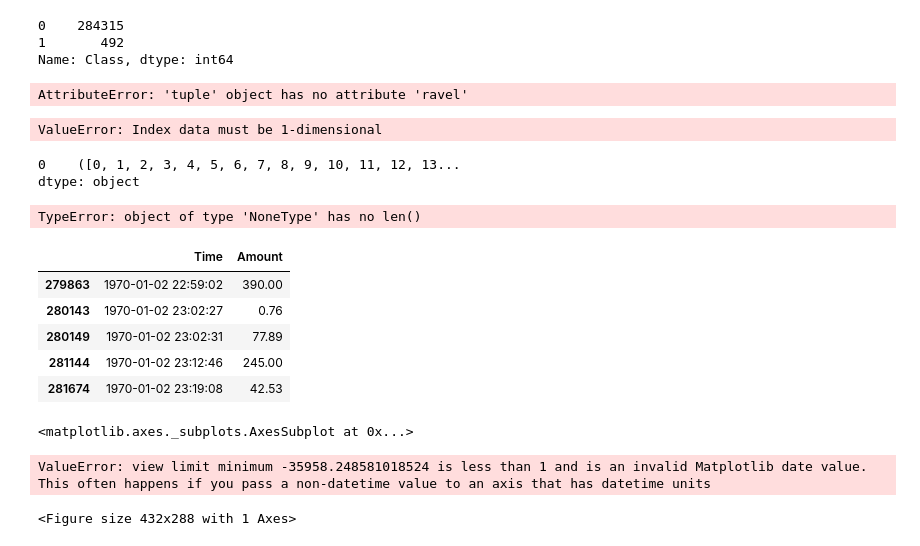
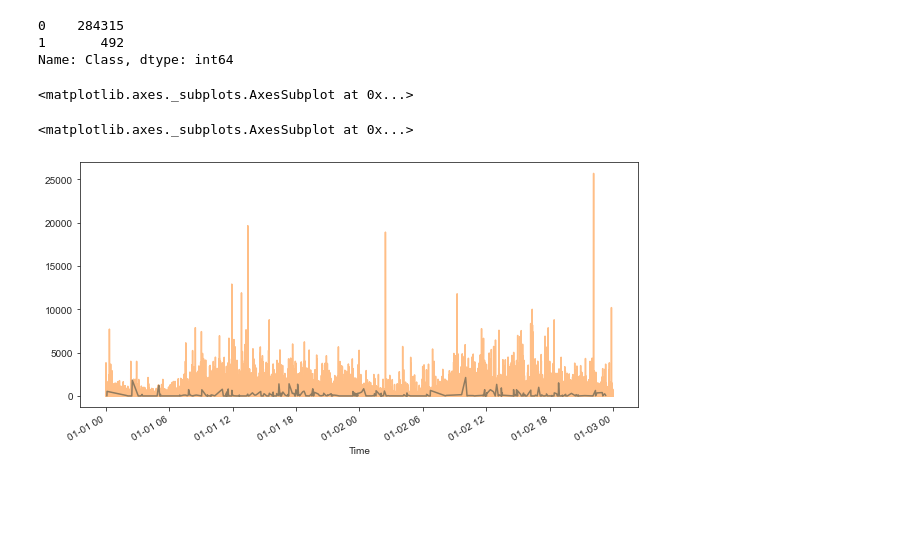
Before and after one commit to sumedhmanwar/Credit-Card-Fraud-Detection, a Jupyter notebook: NB.ipynb, the cells around one changed output. Saved outputs shown, nothing was run; the diff lists cells and outputs as text; code cells hidden in the pictures; blank space fills up the shorter version.

Commit message:
Plotted Some graphs

```diff
--- a/NB.ipynb
+++ b/NB.ipynb
@@ -28,6 +28,8 @@ def time_convert(my_seconds):
     return(dt.datetime(1970,1,1) + dt.timedelta(seconds=my_seconds))
 # %%
 train['Time'] = train['Time'].apply(time_convert)
+# %%
+train.set_index('Time',inplace=True)
 # %%
 train['Class'].value_counts()
 # %% [output]
@@ -36,10 +38,5 @@ train['Class'].value_counts()
 Name: Class, dtype: int64
 # %%
 amt_by_time = train.loc[:,['Time','Amount']]
-amt_by_time = amt_by_time.drop(np.where(train.Class == 0).ravel(), axis=0)
+amt_by_time = amt_by_time[train.Class == 1]
+amt_by_time.set_index('Time',inplace=True)
-# %% [output]
-AttributeError: 'tuple' object has no attribute 'ravel'
-# %%
-amt_by_time = amt_by_time.drop(ks, axis=0)
-# %% [output]
-ValueError: Index data must be 1-dimensional
@@ -48,24 +43,7 @@ k = (np.where(train.Class == 0))
-# %%
-ks
-ks = pd.Series([k],fastpath=True)
-ks
-# %% [output]
-0    ([0, 1, 2, 3, 4, 5, 6, 7, 8, 9, 10, 11, 12, 13...
-dtype: object
-TypeError: object of type 'NoneType' has no len()
-# %%
-amt_by_time.tail()
-# %% [output]
-|  | Time | Amount |
-| 279863 | 1970-01-02 22:59:02 | 390.00 |
-| 280143 | 1970-01-02 23:02:27 | 0.76 |
-| 280149 | 1970-01-02 23:02:31 | 77.89 |
-| 281144 | 1970-01-02 23:12:46 | 245.00 |
-| 281674 | 1970-01-02 23:19:08 | 42.53 |
-# %%
-amt_by_time.plot()
-plt.show()
-# %% [output]
-<matplotlib.axes._subplots.AxesSubplot at 0x...>
-ValueError: view limit minimum -35958.248581018524 is less than 1 and is an invalid Matplotlib date value. This often happens if you pass a non-datetime value to an axis that has datetime units
-<Figure size 432x288 with 1 Axes>
+# %%
+amt_by_time['Amount'].plot()
+train['Amount'].plot(alpha=.5,figsize=(10,5))
+# %% [output]
+<matplotlib.axes._subplots.AxesSubplot at 0x...>
+<matplotlib.axes._subplots.AxesSubplot at 0x...>
+[figure, added]
```
Also changed, not shown: parts of 5 cells of this notebook.
